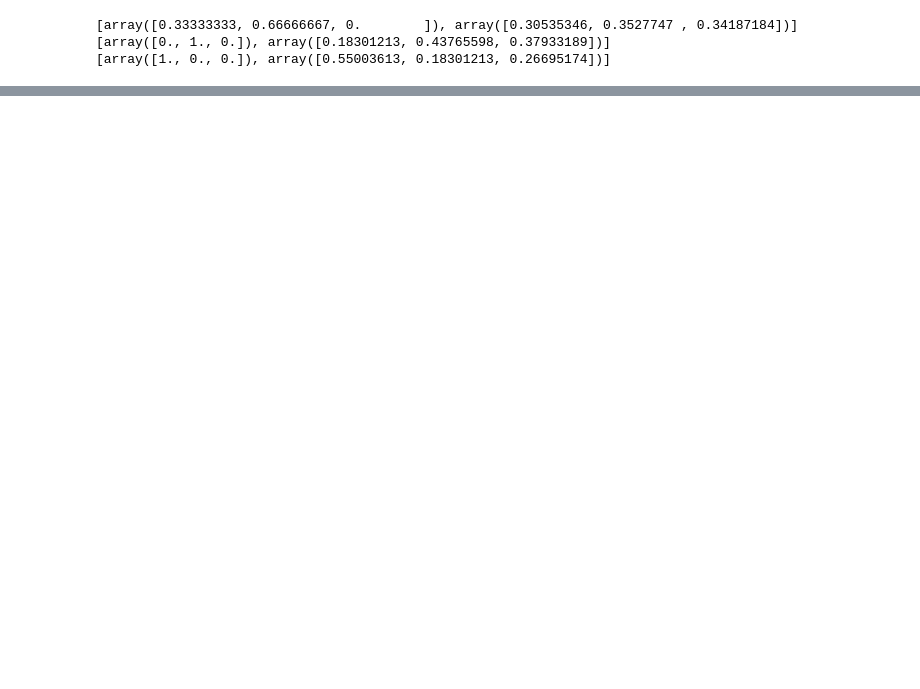
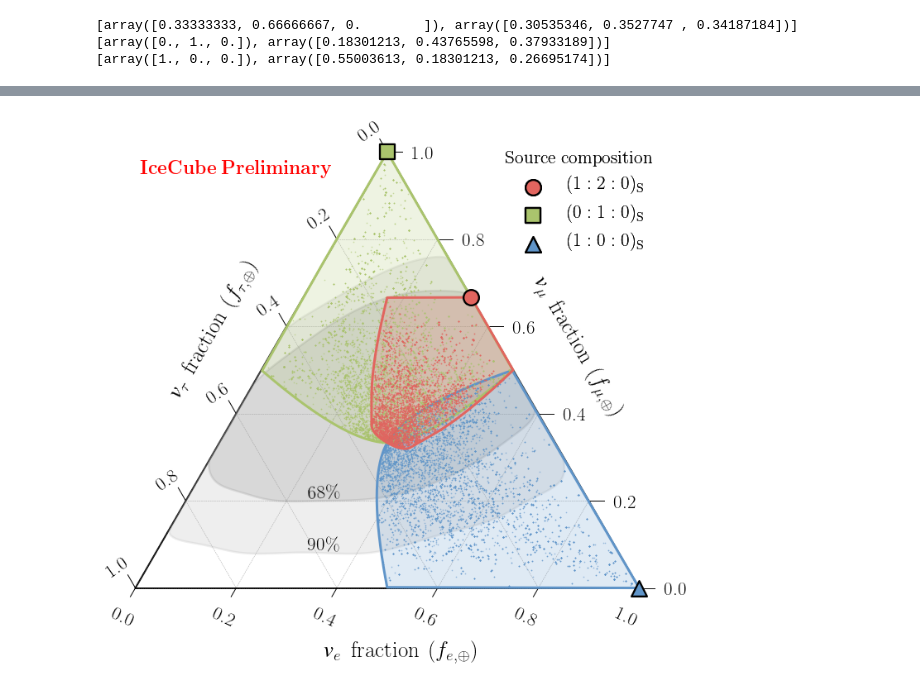
Before and after one commit to ShiveshM/GolemFlavor, a Jupyter notebook: plot_llh/thesis.ipynb, the cells around one changed output, grey strips where cells are left out. Cells and saved outputs as stored; diff of their text form; code cells hidden in the pictures; blank space fills up the shorter version.

```diff
--- a/plot_llh/thesis.ipynb
+++ b/plot_llh/thesis.ipynb
@@ -50,7 +49,3 @@ The backend was *originally* set to 'module://ipykernel.pylab.backend_inline' by
-# %%
-tRed = np.array([226,101,95]) / 255.
-tBlue = np.array([96,149,201]) / 255.
-tGreen = np.array([170,196,109]) / 255.
 # %%
 class HandlerCircle(HandlerPatch):
     def create_artists(self, legend, orig_handle,
@@ -168,0 +192,92 @@ fig.savefig('./plots/thesis.pdf', bbox_inches='tight', dpi=150)
+# %%
+# Only plot n points
+n = 8000
+SM_120 = SM_120[:n]
+SM_100 = SM_100[:n]
+SM_010 = SM_010[:n]
+# %%
+f_s_120 = fr_utils.normalise_fr((1, 2, 0))
+f_s_010 = fr_utils.normalise_fr((0, 1, 0))
+f_s_100 = fr_utils.normalise_fr((1, 0, 0))
+# %%
+n_samples = 1000
+f_m_120 = calc_unitarity_bounds(f_s_120, n_samples)
+f_m_010 = calc_unitarity_bounds(f_s_010, n_samples)
+f_m_100 = calc_unitarity_bounds(f_s_100, n_samples)
+# %%
+# Figure
+fig = plt.figure(figsize=(12, 12))
+
+# Axis
+ax = fig.add_subplot(111)
+#ax_labels = [r'$f_{e,\oplus}$', r'$f_{\mu,\oplus}$', r'$f_{\tau,\oplus}$']
+ax_labels = [r'$\nu_e\:\:{\rm fraction}\:\left( f_{e,\oplus}\right)$',
+             r'$\nu_\mu\:\:{\rm fraction}\:\left( f_{\mu,\oplus}\right)$',
+             r'$\nu_\tau\:\:{\rm fraction}\:\left( f_{\tau,\oplus}\right)$']
+tax = plot_utils.get_tax(ax, scale=nbins, ax_labels=ax_labels, rot_ax_labels=True)
+
+# Plot source dots
+tax.scatter([f_s_120*nbins], marker='o', s=350, facecolors=tRed,
+            edgecolors='k', linewidth=2.3, zorder=10,
+            label=r'$(1:2:0\smash{)_{\rm S}}$')
+tax.scatter([f_s_010*nbins], marker='s', s=350, facecolors=tGreen,
+            edgecolors='k', linewidth=2.3, zorder=10,
+            label=r'$(0:1:0\smash{)_{\rm S}}$')
+tax.scatter([f_s_100*nbins], marker='^', s=350, facecolors=tBlue,
+            edgecolors='k', linewidth=2.3, zorder=10,
+            label=r'$(1:0:0\smash{)_{\rm S}}$')
+
+# Plot unitary boundaries
+for f_m, col, zorder in reversed(zip((f_m_120, f_m_010, f_m_100), (tRed, tGreen, tBlue), (9, 5, 5))):
+    plot_utils.tax_fill(
+        ax=ax,
+        points=f_m,
+        nbins=nbins,
+        facecolor = col+[0.2],
+        edgecolor = None,
+        zorder = 5
+    )
+    tax.plot(
+        f_m*nbins,
+        linewidth = 3,
+        color = col,
+        zorder = zorder
+    )
+
+# Plot unitary points
+tax.scatter(SM_120*nbins, marker='.', s=2, alpha=0.5, color=tRed, zorder=8)
+tax.scatter(SM_010*nbins, marker='.', s=2, alpha=0.5, color=tGreen, zorder=7)
+tax.scatter(SM_100*nbins, marker='.', s=2, alpha=0.5, color=tBlue, zorder=6)
+
+# Legend
+l_size = fontsize
+legend = plt.legend(loc=(0.7, 0.75), title=r'Source composition',
+                    fontsize=l_size, prop={'size': fontsize})
+plt.setp(legend.get_title(), fontsize=l_size)
+ax.add_artist(legend)
+
+# Plot HESE contour
+coverages = {68: 'grey', 90: 'darkgrey'}
+for cov in coverages.iterkeys():
+    plot_utils.flavour_contour(
+        frs = flavour_ratios,
+        fill = True,
+        ax = ax,
+        nbins = nbins,
+        coverage = cov,
+        linewidth = 2.5,
+        color = coverages[cov],
+        alpha = 0.2,
+        zorder = 4
+    )
+# Text
+ax.text(0.34*nbins, 0.18*nbins, r'$68\%$', fontsize=fontsize, rotation=3, zorder=6)
+ax.text(0.34*nbins, 0.075*nbins, r'$90\%$', fontsize=fontsize, rotation=0, zorder=6)
+fig.text(
+    0.3, 0.8, r'${\rm\bf IceCube\:Preliminary}$', fontsize=fontsize,
+    horizontalalignment='center', color='r'
+)
+
+fig.savefig('./plots/unitarity.pdf', bbox_inches='tight', dpi=150)
+# %% [output]
+[figure, added]
```
Also changed, not shown: parts of 5 cells of this notebook, 7 other files.
